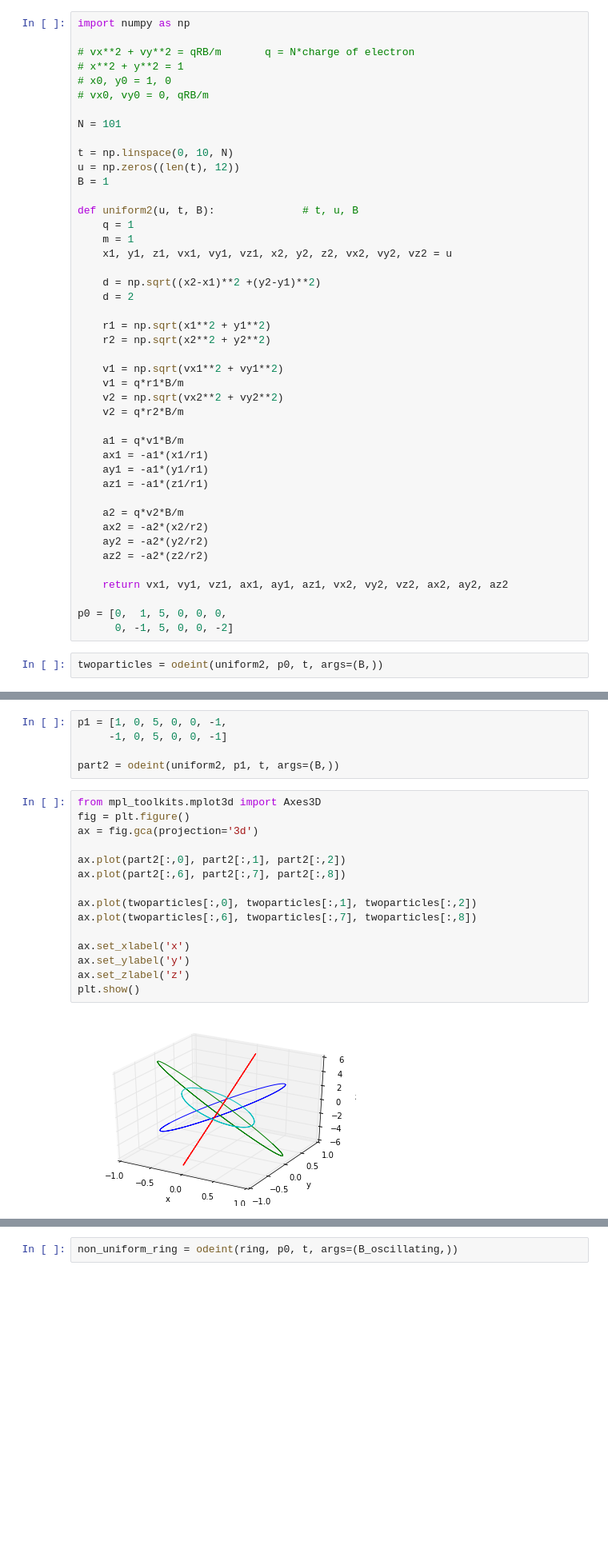
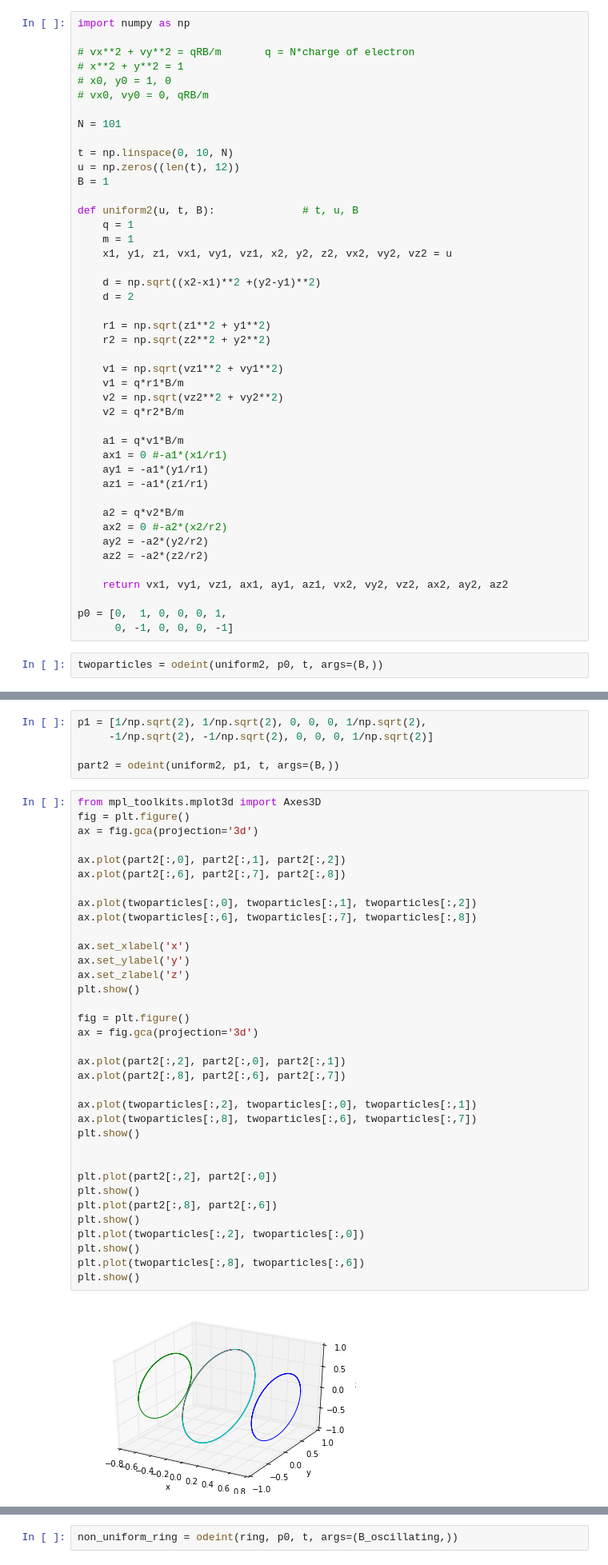
Before and after one commit to REL95/Comp-1421-Final-Project, a Jupyter notebook: Final Project (Grant, Nick, Robert) .ipynb, the cells around one changed output, grey strips where cells are left out. Shown at 80% size. Cells and saved outputs as stored; diff of their text form; blank space fills up the shorter version.

```diff
--- a/Final Project (Grant, Nick, Robert) .ipynb
+++ b/Final Project (Grant, Nick, Robert) .ipynb
@@ -303,28 +352,28 @@ def uniform2(u, t, B):              # t, u, B
     d = np.sqrt((x2-x1)**2 +(y2-y1)**2)
     d = 2
 
-    r1 = np.sqrt(x1**2 + y1**2)
-    r2 = np.sqrt(x2**2 + y2**2)
+    r1 = np.sqrt(z1**2 + y1**2)
+    r2 = np.sqrt(z2**2 + y2**2)
 
-    v1 = np.sqrt(vx1**2 + vy1**2)
+    v1 = np.sqrt(vz1**2 + vy1**2)
     v1 = q*r1*B/m
-    v2 = np.sqrt(vx2**2 + vy2**2)
+    v2 = np.sqrt(vz2**2 + vy2**2)
     v2 = q*r2*B/m
 
     a1 = q*v1*B/m
-    ax1 = -a1*(x1/r1)
+    ax1 = 0 #-a1*(x1/r1)
     ay1 = -a1*(y1/r1)
     az1 = -a1*(z1/r1)
 
     a2 = q*v2*B/m
-    ax2 = -a2*(x2/r2)
+    ax2 = 0 #-a2*(x2/r2)
     ay2 = -a2*(y2/r2)
     az2 = -a2*(z2/r2)
 
     return vx1, vy1, vz1, ax1, ay1, az1, vx2, vy2, vz2, ax2, ay2, az2
 
-p0 = [0,  1, 5, 0, 0, 0,
-      0, -1, 5, 0, 0, -2]
+p0 = [0,  1, 0, 0, 0, 1,
+      0, -1, 0, 0, 0, -1]
 # %%
 twoparticles = odeint(uniform2, p0, t, args=(B,))
 # %%
@@ -343,22 +398,42 @@ plt.show()
 # %%
-p1 = [1, 0, 5, 0, 0, -1,
-     -1, 0, 5, 0, 0, -1]
+p1 = [1/np.sqrt(2), 1/np.sqrt(2), 0, 0, 0, 1/np.sqrt(2),
+     -1/np.sqrt(2), -1/np.sqrt(2), 0, 0, 0, 1/np.sqrt(2)]
 
 part2 = odeint(uniform2, p1, t, args=(B,))
 # %%
 from mpl_toolkits.mplot3d import Axes3D
 fig = plt.figure()
 ax = fig.gca(projection='3d')
 
 ax.plot(part2[:,0], part2[:,1], part2[:,2])
 ax.plot(part2[:,6], part2[:,7], part2[:,8])
 
 ax.plot(twoparticles[:,0], twoparticles[:,1], twoparticles[:,2])
 ax.plot(twoparticles[:,6], twoparticles[:,7], twoparticles[:,8])
 
 ax.set_xlabel('x')
 ax.set_ylabel('y')
 ax.set_zlabel('z')
 plt.show()
+
+fig = plt.figure()
+ax = fig.gca(projection='3d')
+
+ax.plot(part2[:,2], part2[:,0], part2[:,1])
+ax.plot(part2[:,8], part2[:,6], part2[:,7])
+
+ax.plot(twoparticles[:,2], twoparticles[:,0], twoparticles[:,1])
+ax.plot(twoparticles[:,8], twoparticles[:,6], twoparticles[:,7])
+plt.show()
+
+
+plt.plot(part2[:,2], part2[:,0])
+plt.show()
+plt.plot(part2[:,8], part2[:,6])
+plt.show()
+plt.plot(twoparticles[:,2], twoparticles[:,0])
+plt.show()
+plt.plot(twoparticles[:,8], twoparticles[:,6])
+plt.show()
 # %% [output]
-[figure, old version]
+[figure, new version]
```
Also changed, not shown: parts of 11 cells of this notebook.
